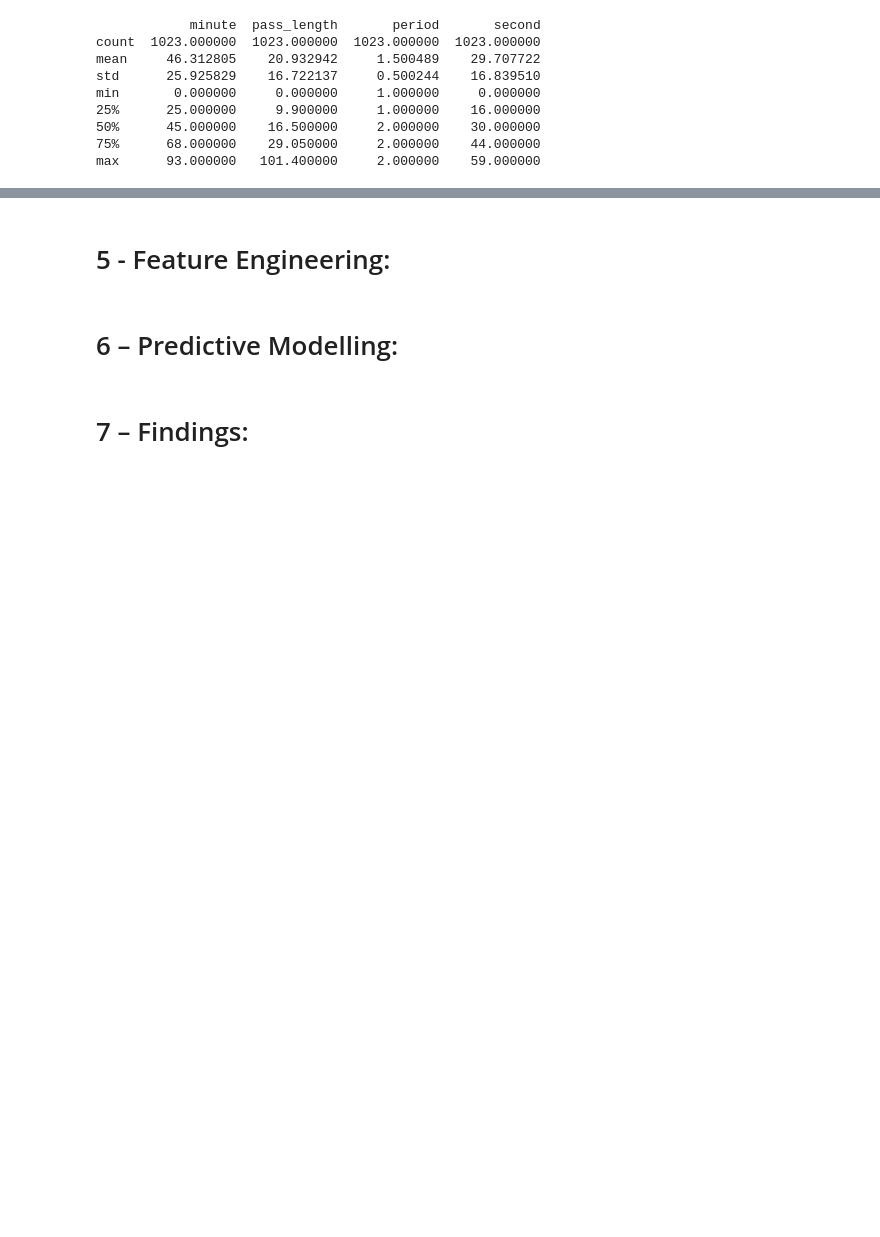
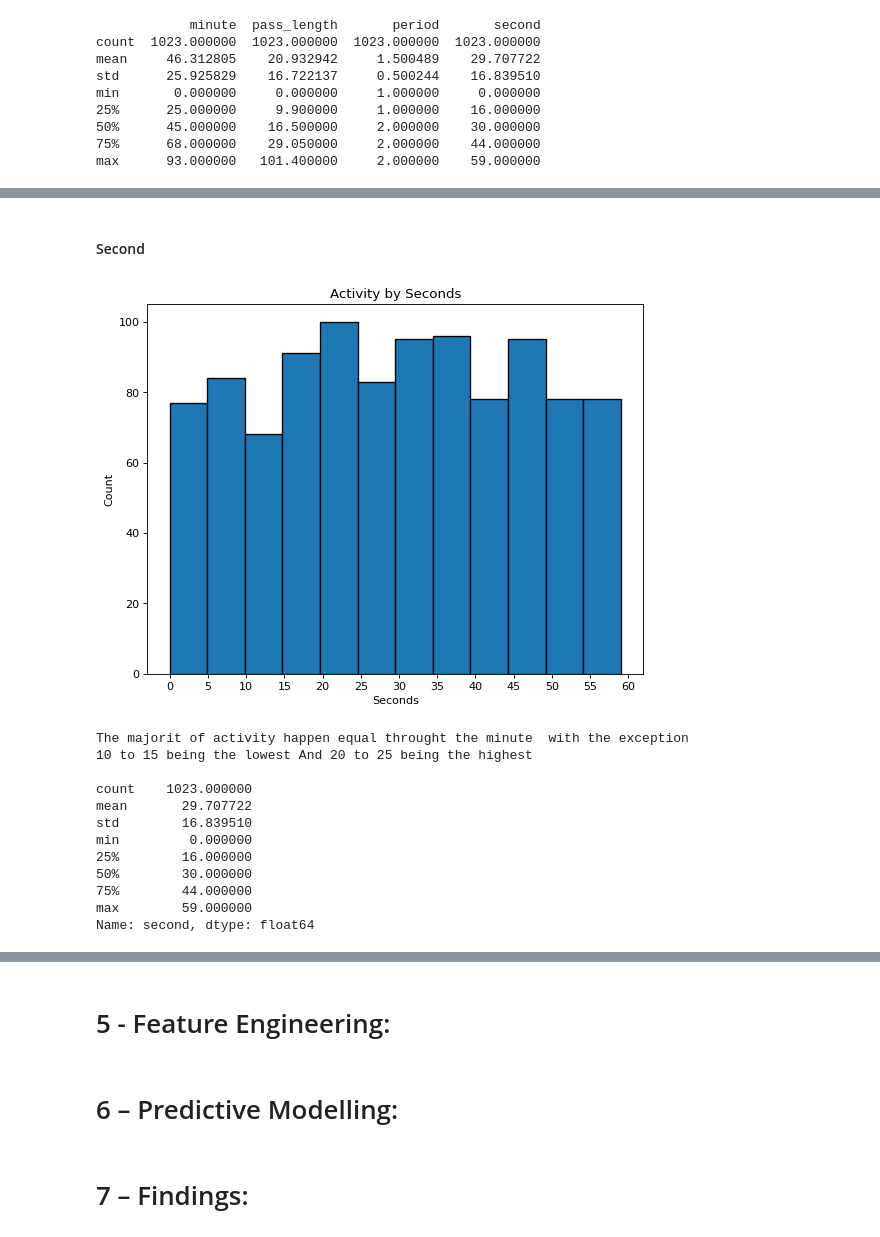
Before and after one commit to NojusMat/DataScience_CA2, a Jupyter notebook: NojusMatuseviciusDAProject.ipynb, the cells around one changed output, grey strips where cells are left out. Drawn from its saved outputs; the diff is of its cells as text; code cells hidden in the pictures; blank space fills up the shorter version.

```diff
--- a/NojusMatuseviciusDAProject.ipynb
+++ b/NojusMatuseviciusDAProject.ipynb
@@ -482,0 +523,37 @@ max      93.000000   101.400000     2.000000    59.000000
+# %% [markdown]
+#### Second
+# %%
+#________________________________________Second _______________________________________________________
+
+# styling of second diagram
+figure(num=None, figsize=(8, 6), dpi=80, facecolor='w', edgecolor='k')
+plt.hist(x=data.second,edgecolor='black', linewidth=1.2, bins=12)
+
+# set the ticks and labels to display as the x axis
+tickvalues = [0,5,10,15,20,25,30,35,40,45,50,55,60]
+ticklabels = ["0","5","10","15","20","25","30","35","40","45","50","55","60"]
+
+plt.xticks(tickvalues,ticklabels)
+plt.title("Activity by Seconds")
+plt.ylabel("Count")
+plt.xlabel("Seconds")
+plt.show()
+
+print("The majorit of activity happen equal throught the minute  with the exception \n10 to 15 being the lowest And 20 to 25 being the highest\n")
+
+# describe the data
+print(data.describe().second)
+# %% [output]
+[figure, added]
+The majorit of activity happen equal throught the minute  with the exception
+10 to 15 being the lowest And 20 to 25 being the highest
+
+count    1023.000000
+mean       29.707722
+std        16.839510
+min         0.000000
+25%        16.000000
+50%        30.000000
+75%        44.000000
+max        59.000000
+Name: second, dtype: float64
```
Also changed, not shown: parts of 23 cells of this notebook.
